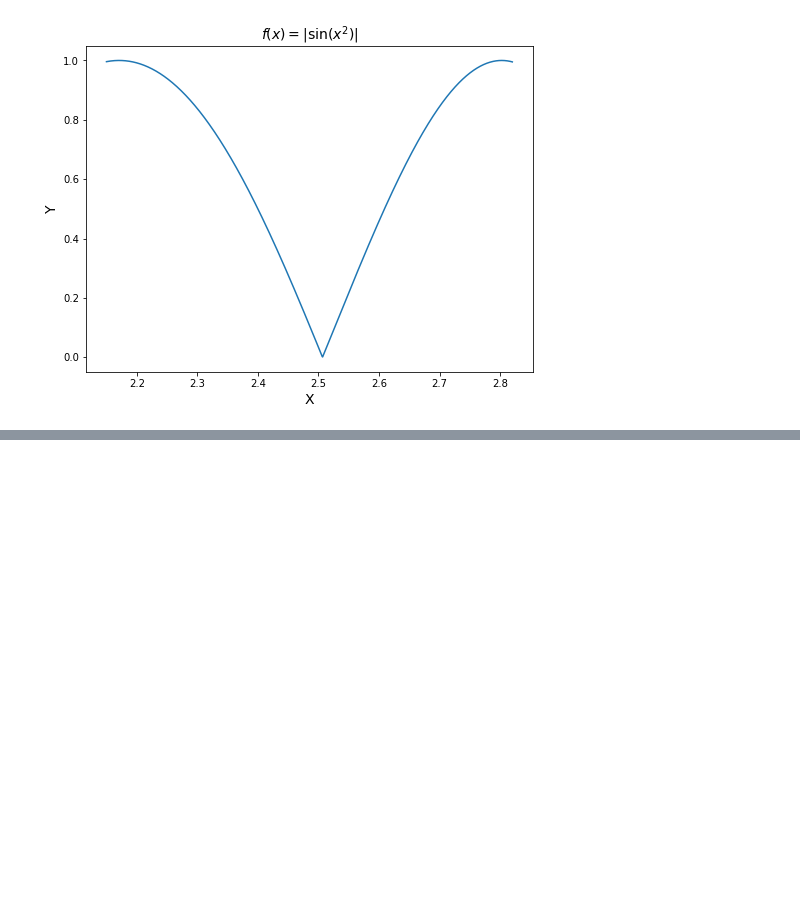
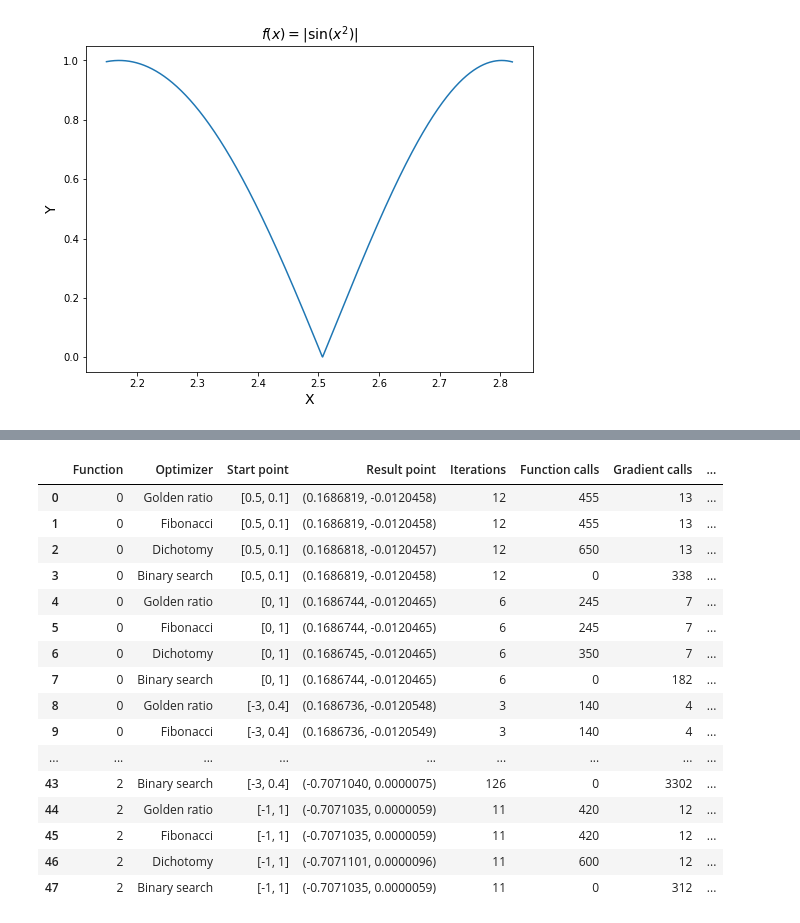
Before and after one commit to Mervap/OptimizationMethods, a Jupyter notebook: lab1/report.ipynb, the cells around one changed output, grey strips where cells are left out. Cells and saved outputs as stored; diff of their text form; code cells hidden in the pictures; blank space fills up the shorter version.

```diff
--- a/lab1/report.ipynb
+++ b/lab1/report.ipynb
@@ -187,0 +259,34 @@ fig.tight_layout()
+# %%
+pd.set_option('display.notebook_repr_html', True)
+
+def _repr_latex_(self):
+    return self.to_latex(index=False)
+
+pd.DataFrame._repr_latex_ = _repr_latex_  # monkey patch pandas DataFrame
+
+pd_frame = pd.DataFrame(frame, columns=['Function', 'Optimizer', 'Start point', 'Result point', 'Iterations', 'Function calls', 'Gradient calls', 'Elapsed time'])
+
+stats = [{GoldenRatio.name: 0, Fibonacci.name: 0, Dichotomy.name: 0, BinarySearch.name: 0} for i in range(len(task2_fun))]
+for ind, r in pd_frame.iterrows():
+    stats[r['Function']][r['Optimizer']] += r['Elapsed time'].seconds * 1e6 + r['Elapsed time'].microseconds
+pd_frame['Elapsed time'] = pd_frame['Elapsed time'].map(lambda t: f'{t.seconds}.{t.microseconds // 1000}s')
+pd_frame['Result point'] = pd_frame['Result point'].map(lambda r: '({:.7f}, {:.7f})'.format(r[0], r[1]))
+pd_frame
+# %% [output]
+|  | Function | Optimizer | Start point | Result point | Iterations | Function calls | Gradient calls | ... |
+| 0 | 0 | Golden ratio | [0.5, 0.1] | (0.1686819, -0.0120458) | 12 | 455 | 13 | ... |
+| 1 | 0 | Fibonacci | [0.5, 0.1] | (0.1686819, -0.0120458) | 12 | 455 | 13 | ... |
+| 2 | 0 | Dichotomy | [0.5, 0.1] | (0.1686818, -0.0120457) | 12 | 650 | 13 | ... |
+| 3 | 0 | Binary search | [0.5, 0.1] | (0.1686819, -0.0120458) | 12 | 0 | 338 | ... |
+| 4 | 0 | Golden ratio | [0, 1] | (0.1686744, -0.0120465) | 6 | 245 | 7 | ... |
+| 5 | 0 | Fibonacci | [0, 1] | (0.1686744, -0.0120465) | 6 | 245 | 7 | ... |
+| 6 | 0 | Dichotomy | [0, 1] | (0.1686745, -0.0120465) | 6 | 350 | 7 | ... |
+| 7 | 0 | Binary search | [0, 1] | (0.1686744, -0.0120465) | 6 | 0 | 182 | ... |
+| 8 | 0 | Golden ratio | [-3, 0.4] | (0.1686736, -0.0120548) | 3 | 140 | 4 | ... |
+| 9 | 0 | Fibonacci | [-3, 0.4] | (0.1686736, -0.0120549) | 3 | 140 | 4 | ... |
+| ... | ... | ... | ... | ... | ... | ... | ... | ... |
+| 43 | 2 | Binary search | [-3, 0.4] | (-0.7071040, 0.0000075) | 126 | 0 | 3302 | ... |
+| 44 | 2 | Golden ratio | [-1, 1] | (-0.7071035, 0.0000059) | 11 | 420 | 12 | ... |
+| 45 | 2 | Fibonacci | [-1, 1] | (-0.7071035, 0.0000059) | 11 | 420 | 12 | ... |
+| 46 | 2 | Dichotomy | [-1, 1] | (-0.7071101, 0.0000096) | 11 | 600 | 12 | ... |
+| 47 | 2 | Binary search | [-1, 1] | (-0.7071035, 0.0000059) | 11 | 0 | 312 | ... |
```
Also changed, not shown: parts of 18 cells of this notebook, 7 other files.
